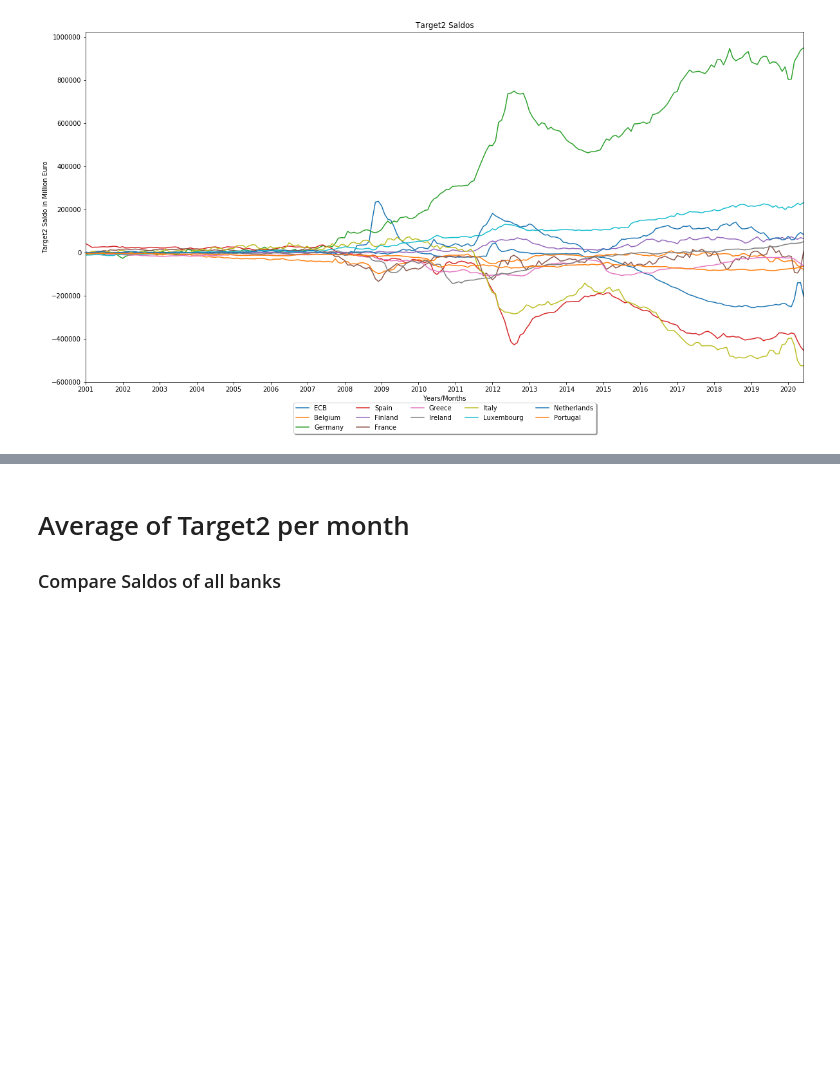
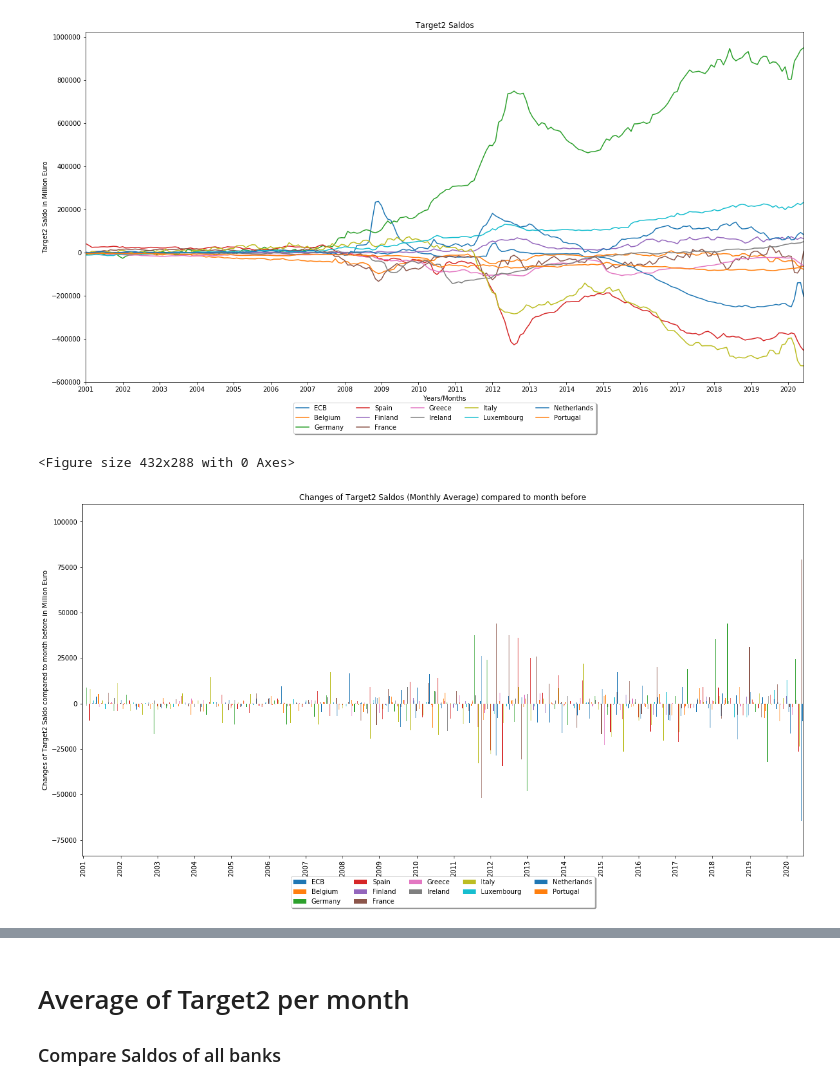
Before and after one commit to claudia-chehade/economy_matters, a Jupyter notebook: _notebooks/2020-08-24-target2.ipynb, the cells around one changed output, grey strips where cells are left out. Saved outputs shown, nothing was run; the diff lists cells and outputs as text; code cells hidden in the pictures; blank space fills up the shorter version.

Commit message:
monthly changes calculated

```diff
--- a/_notebooks/2020-08-24-target2.ipynb
+++ b/_notebooks/2020-08-24-target2.ipynb
@@ -134,13 +140,0 @@ Index(['ECB', 'Belgium', 'Germany', 'Spain', 'Finland', 'France', 'Greece',
-# %%
-# hide
-def clean(df_data):
-    df_data.replace(to_replace='-', value='0', inplace=True)
-    # convert objects to floats
-    df_data = df_data.astype(float)
-    df_data.sort_index(axis=0, ascending=True, inplace=True)
-    df_data.index.name = 'Year / Months'
-    return df_data
-
-df_average = clean(df_average)
-df_end_period = clean(df_end_period)
-df_end_period.head(12)
@@ -211,0 +175,18 @@ Name: Germany, Length: 234, dtype: float64
+# %%
+def create_relative_changes(df_data):
+    df_changes = df_data.copy().reset_index()
+    columns = df_data.columns
+    col = 'Germany'
+    for i in range(1, len(df_changes)):
+        for col in columns:
+            df_changes.loc[i, col+'X'] = df_changes.loc[i, col] - df_changes.loc[i-1, col]
+        #df_changes.loc[i, col+'X'] = df_changes.loc[i, col] - df_changes.loc[i-1, col]
+    for col in columns:
+        df_changes[col] = df_changes[col+'X']
+        df_changes.drop([col+'X'], axis=1, inplace=True)
+
+    return df_changes
+
+df_average_change = create_relative_changes(df_average)
+df_end_period_change = create_relative_changes(df_end_period)
+df_end_period_change.tail(6)
@@ -222,3 +221,16 @@ ax.legend(loc='upper center', bbox_to_anchor=(0.5, -0.05),
 # %% [output]
 <Figure size 432x288 with 0 Axes>
 [figure]
+# %%
+# hide
+years = np.arange(2001, 2021, 1);
+plt.figure();
+ax = df_average_change.plot(kind='bar', figsize=(20,10), title='Changes of Target2 Saldos (Monthly Average) compared to month before');
+plt.xlabel('Years/Months');
+plt.ylabel('Changes of Target2 Saldo compared to month before in Million Euro');
+plt.xticks(np.arange(0, df_average_change.shape[0], step=12), years);
+ax.legend(loc='upper center', bbox_to_anchor=(0.5, -0.05),
+          fancybox=True, shadow=True, ncol=5);
+# %% [output]
+<Figure size 432x288 with 0 Axes>
+[figure, added]
```
Also changed, not shown: parts of 13 cells of this notebook.
